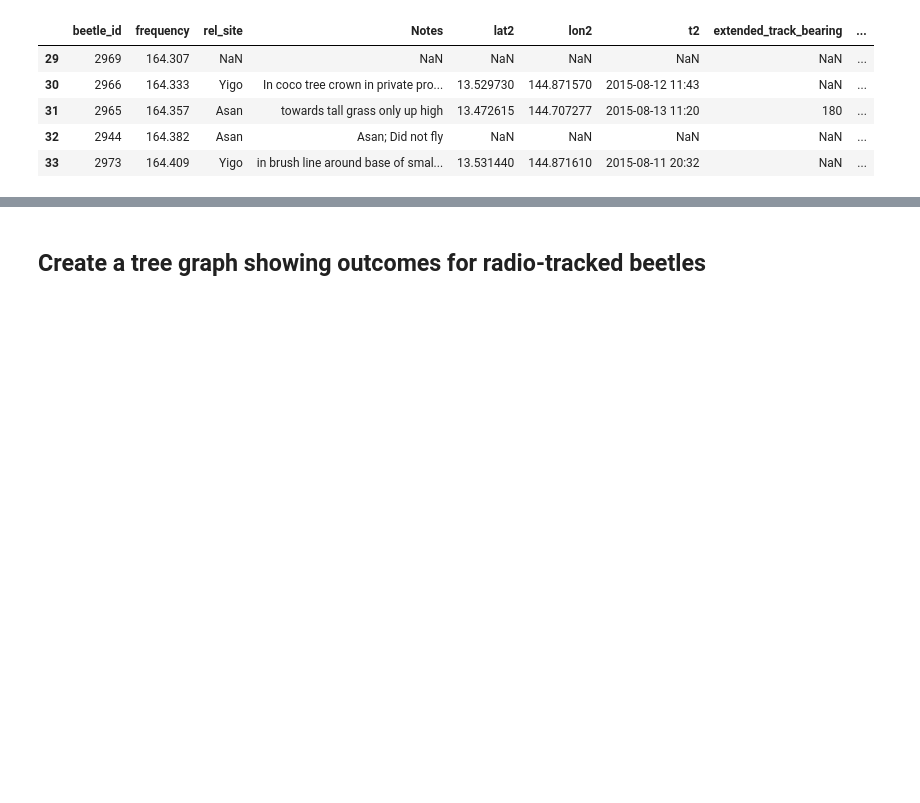
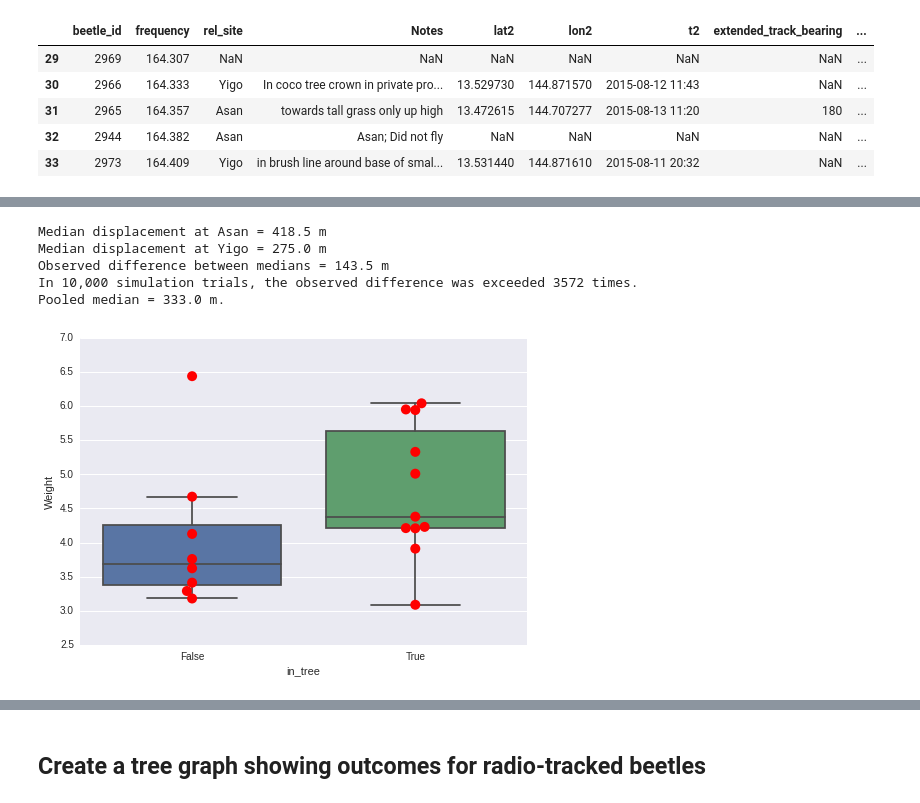
Before and after one commit to aubreymoore/detector_beetles, a Jupyter notebook: 4045191vqgrvx/detector_beetles.ipynb, the cells around one changed output, grey strips where cells are left out. Saved outputs shown, nothing was run; the diff lists cells and outputs as text; code cells hidden in the pictures; blank space fills up the shorter version.

```diff
--- a/4045191vqgrvx/detector_beetles.ipynb
+++ b/4045191vqgrvx/detector_beetles.ipynb
@@ -250,0 +281,40 @@ df_endpoints[df_endpoints.in_tree==False][['beetle_id','Notes','end_point_locate
+# %%
+# Use boostrap resampling to test for significant difference between medians
+
+asan = df_endpoints.displacement[df_endpoints.rel_site=='Asan'].values
+asan_median = np.median(asan)
+asan_count = len(asan)
+
+yigo = df_endpoints.displacement[df_endpoints.rel_site=='Yigo'].values
+yigo_median = np.median(yigo)
+yigo_count = len(yigo)
+
+obs_diff = np.abs(asan_median - yigo_median)
+pool = np.concatenate([asan, yigo])
+
+actual_diff_exceeded = 0
+for i in range(10000):
+    asan = np.random.choice(pool, size=asan_count, replace=True)
+    yigo = np.random.choice(pool, size=yigo_count, replace=True)
+    diff = np.abs(np.median(asan)-np.median(yigo))
+    if diff > obs_diff:
+        actual_diff_exceeded += 1
+
+s = """Median displacement at Asan = {} m
+Median displacement at Yigo = {} m
+Observed difference between medians = {} m
+In 10,000 simulation trials, the observed difference was exceeded {} times.
+Pooled median = {} m.
+""".format(asan_median, yigo_median, obs_diff, actual_diff_exceeded, np.median(pool))
+print s
+# %% [output]
+Median displacement at Asan = 418.5 m
+Median displacement at Yigo = 275.0 m
+Observed difference between medians = 143.5 m
+In 10,000 simulation trials, the observed difference was exceeded 3572 times.
+Pooled median = 333.0 m.
+# %%
+ax = sns.boxplot(data=df_endpoints, x='in_tree', y='Weight')
+ax = sns.swarmplot(data=df_endpoints, x='in_tree', y='Weight', color='red', size=10)
+# %% [output]
+[figure, added]
```
Also changed, not shown: parts of 24 cells of this notebook, 27 other files.
